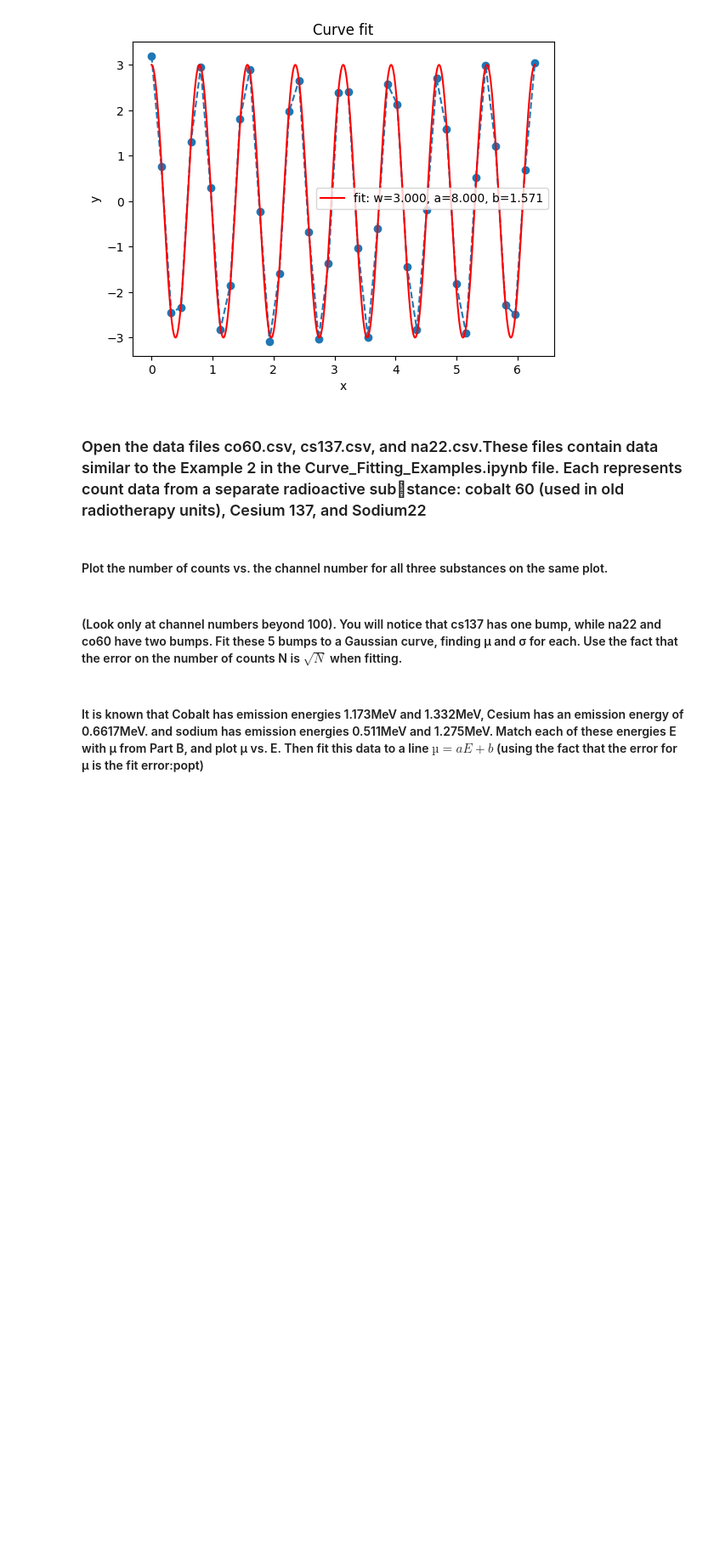
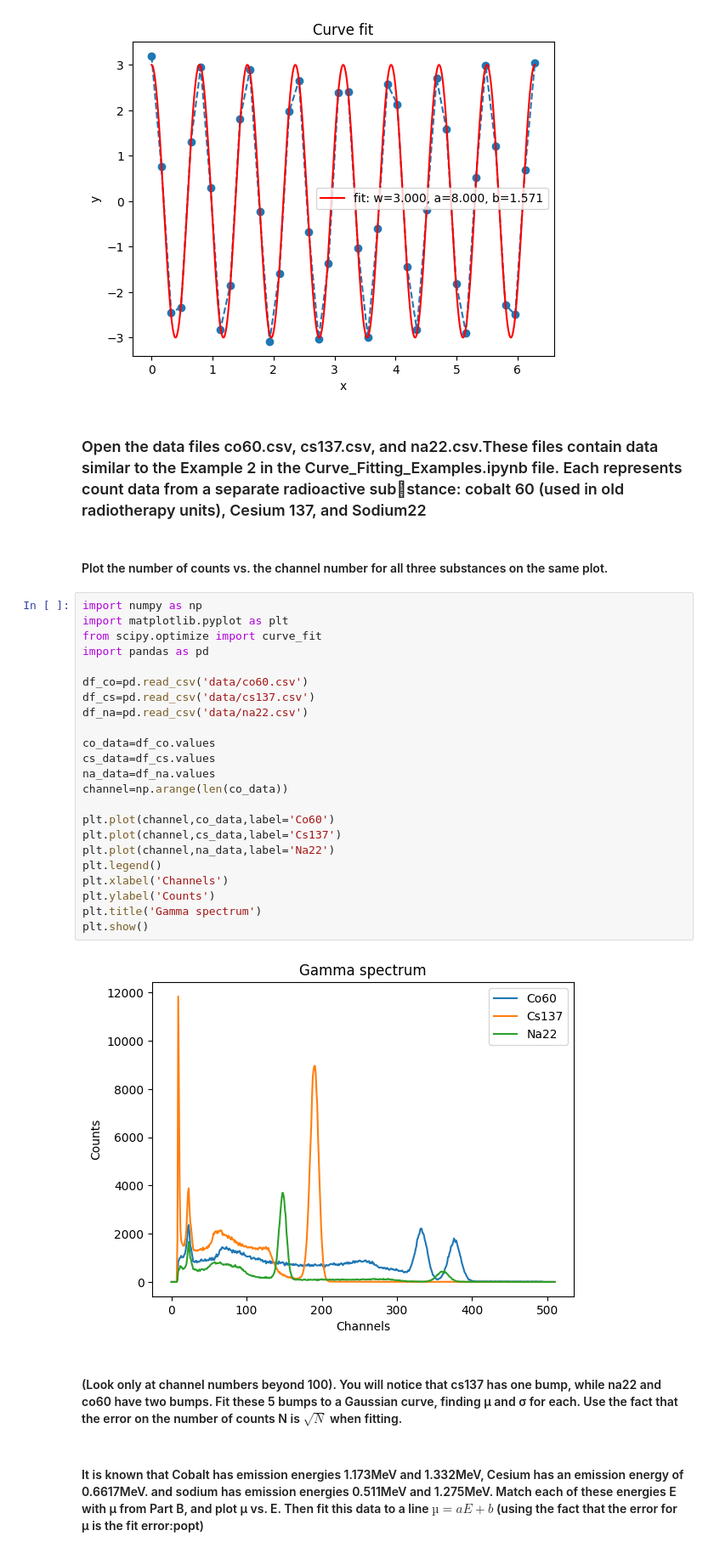
Before and after one commit to horizon14/PythonNumericalAssignment, a Jupyter notebook: CuverFitting.ipynb, the cells around one changed output. Shown at 85% size. Cells and saved outputs as stored; diff of their text form; blank space fills up the shorter version.

```diff
--- a/CuverFitting.ipynb
+++ b/CuverFitting.ipynb
@@ -101,5 +101,30 @@ plt.show()
 # %% [markdown]
 ####  Plot the number of counts vs. the channel number for all three substances on the same plot.
+# %%
+import numpy as np
+import matplotlib.pyplot as plt
+from scipy.optimize import curve_fit
+import pandas as pd
+
+df_co=pd.read_csv('data/co60.csv')
+df_cs=pd.read_csv('data/cs137.csv')
+df_na=pd.read_csv('data/na22.csv')
+
+co_data=df_co.values
+cs_data=df_cs.values
+na_data=df_na.values
+channel=np.arange(len(co_data))
+
+plt.plot(channel,co_data,label='Co60')
+plt.plot(channel,cs_data,label='Cs137')
+plt.plot(channel,na_data,label='Na22')
+plt.legend()
+plt.xlabel('Channels')
+plt.ylabel('Counts')
+plt.title('Gamma spectrum')
+plt.show()
+# %% [output]
+[figure, added]
 # %% [markdown]
  #### (Look only at channel numbers beyond 100). You will notice that cs137 has one bump, while na22 and co60 have two bumps. Fit these 5 bumps to a Gaussian curve, finding µ and σ for each. Use the fact that the error on the number of counts N is $\sqrt N$ when fitting.
 # %% [markdown]
```
